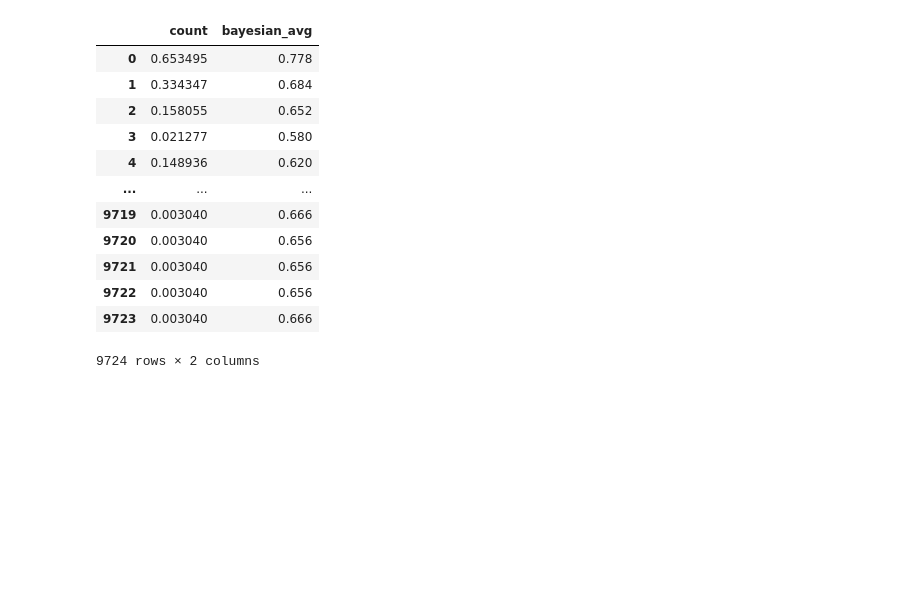
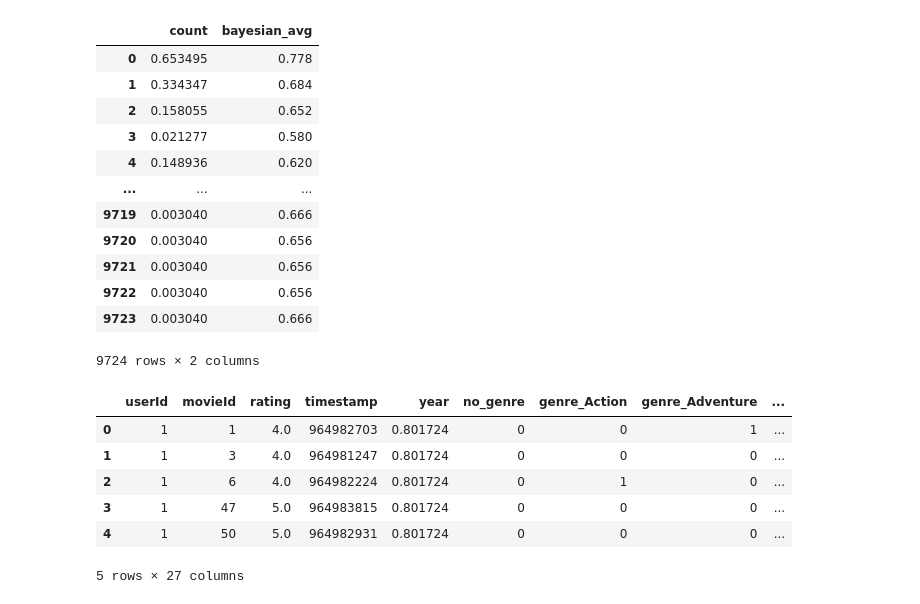
Before and after one commit to tijanatoskovic/Movies-Recommendations, a Jupyter notebook: ga/genetic_algorithm.ipynb, the cells around one changed output. Drawn from its saved outputs; the diff is of its cells as text; code cells hidden in the pictures; blank space fills up the shorter version.

```diff
--- a/ga/genetic_algorithm.ipynb
+++ b/ga/genetic_algorithm.ipynb
@@ -409,7 +409,7 @@ movies.head()
 movies['year'] = (
     movies['title']
     .str.extract(r'\((\d{4})\)', expand=False)
-    .astype('Int64')
+    .astype(float)
 )
 movies.head()
 # %% [output]
@@ -545,3 +545,15 @@ movies[['count', 'bayesian_avg']]
 | 9722 | 0.003040 | 0.656 |
 | 9723 | 0.003040 | 0.666 |
 9724 rows × 2 columns
+# %%
+df = ratings.merge(movies, on='movieId', how='left')
+df.drop('title', axis=1, inplace=True)
+df.head()
+# %% [output]
+|  | userId | movieId | rating | timestamp | year | no_genre | genre_Action | genre_Adventure | ... |
+| 0 | 1 | 1 | 4.0 | 964982703 | 0.801724 | 0 | 0 | 1 | ... |
+| 1 | 1 | 3 | 4.0 | 964981247 | 0.801724 | 0 | 0 | 0 | ... |
+| 2 | 1 | 6 | 4.0 | 964982224 | 0.801724 | 0 | 1 | 0 | ... |
+| 3 | 1 | 47 | 5.0 | 964983815 | 0.801724 | 0 | 0 | 0 | ... |
+| 4 | 1 | 50 | 5.0 | 964982931 | 0.801724 | 0 | 0 | 0 | ... |
+5 rows × 27 columns
```
Also changed, not shown: parts of 19 cells of this notebook, 1 other file.
